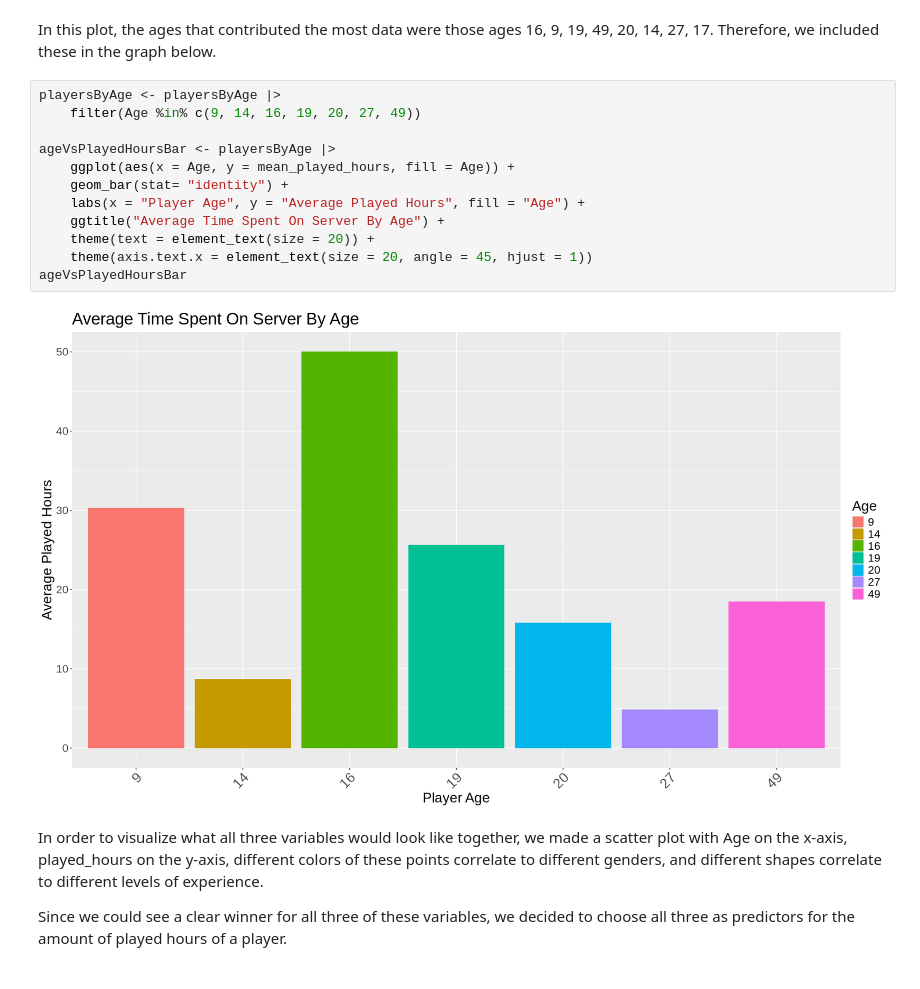
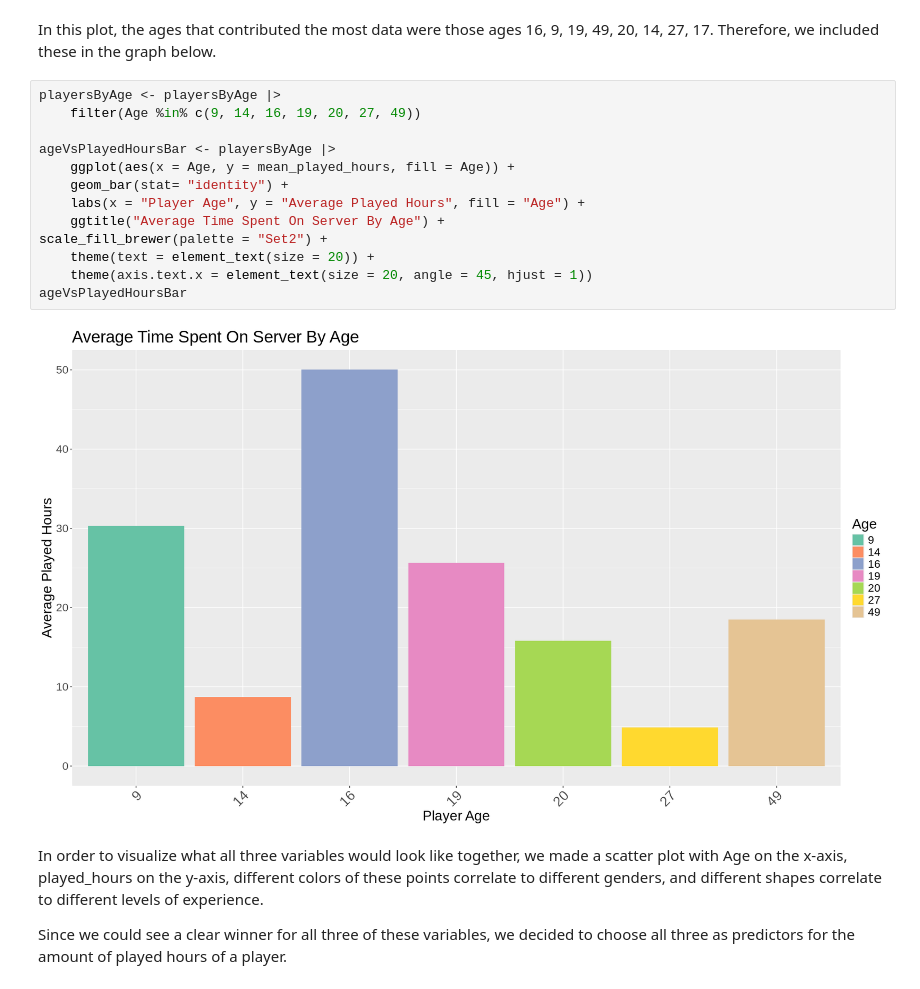
Before and after one commit to johnnyleeom/DSCI100-Project, a Jupyter notebook: Intro.ipynb, the cells around one changed output. Saved outputs shown, nothing was run; the diff lists cells and outputs as text.

```diff
--- a/Intro.ipynb
+++ b/Intro.ipynb
@@ -196,17 +200,18 @@ In this plot, the ages that contributed the most data were those ages 16, 9, 19,
 # %%
 playersByAge <- playersByAge |>
     filter(Age %in% c(9, 14, 16, 19, 20, 27, 49))
 
 ageVsPlayedHoursBar <- playersByAge |>
     ggplot(aes(x = Age, y = mean_played_hours, fill = Age)) +
     geom_bar(stat= "identity") +
     labs(x = "Player Age", y = "Average Played Hours", fill = "Age") +
     ggtitle("Average Time Spent On Server By Age") +
+scale_fill_brewer(palette = "Set2") +
     theme(text = element_text(size = 20)) +
     theme(axis.text.x = element_text(size = 20, angle = 45, hjust = 1))
 ageVsPlayedHoursBar
 # %% [output]
-[figure, old version]
+[figure, new version]
 # %% [markdown]
 In order to visualize what all three variables would look like together, we made a scatter plot with Age on the x-axis, played_hours on the y-axis, different colors of these points correlate to different genders, and different shapes correlate to different levels of experience.
 
```
Also changed, not shown: parts of 10 cells of this notebook.
